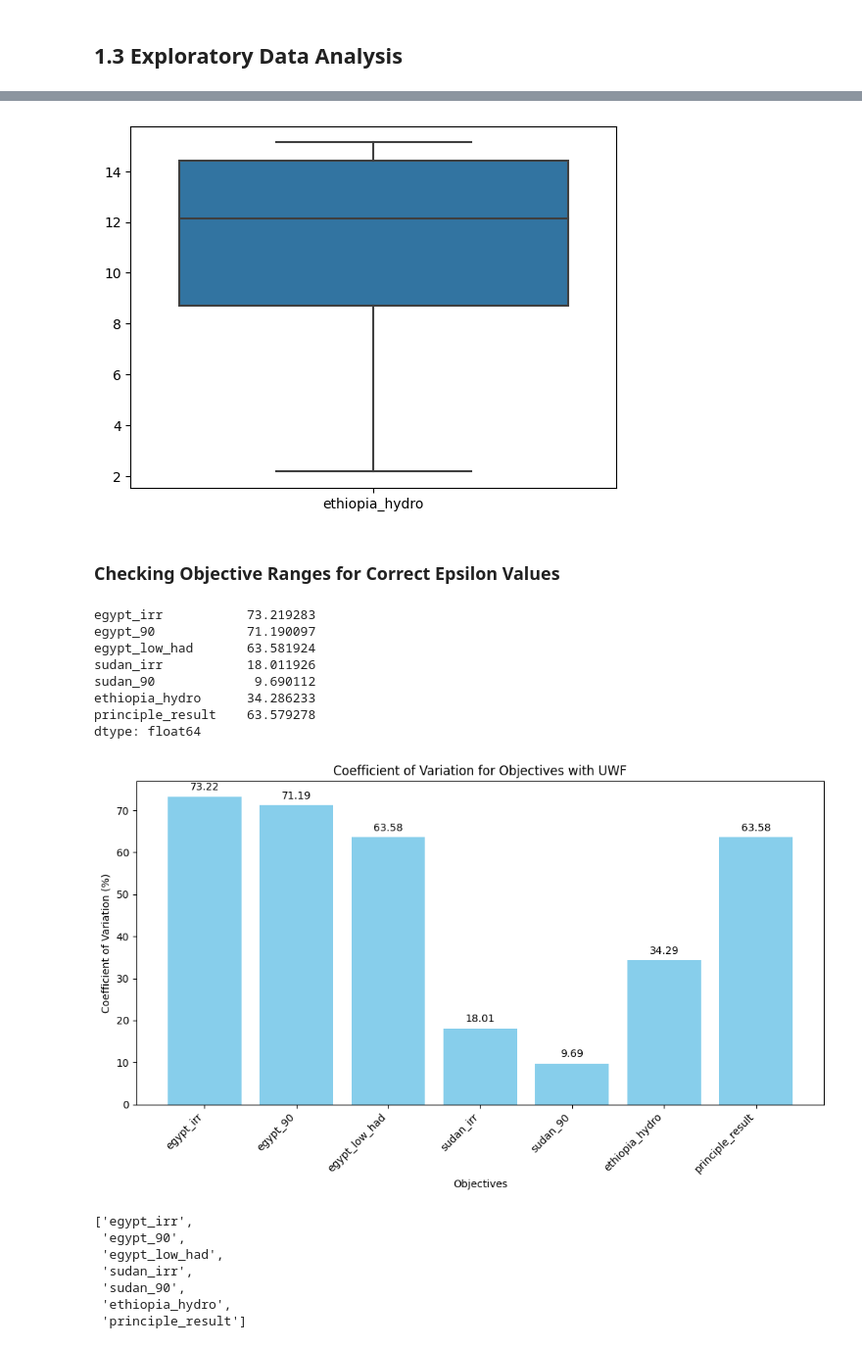
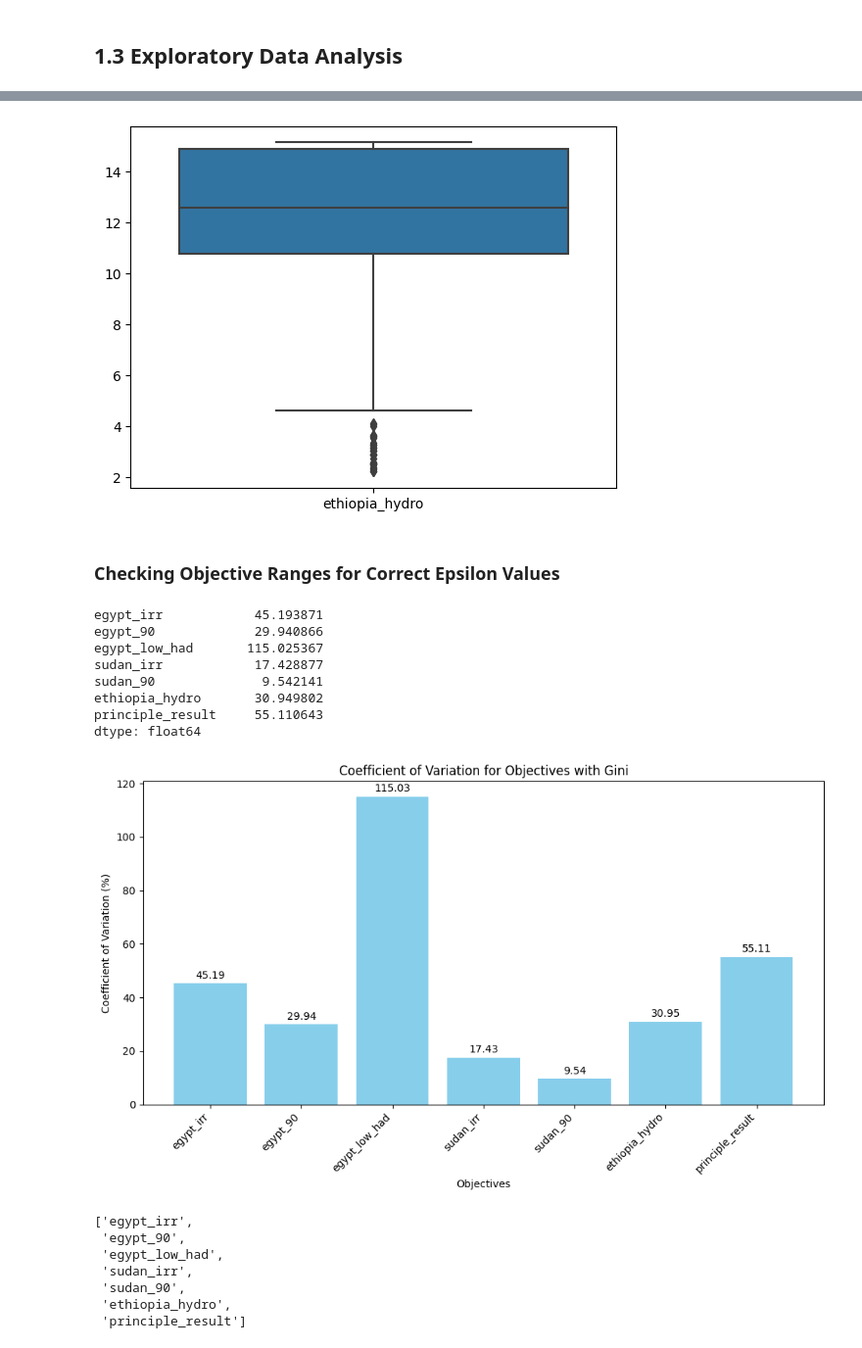
Before and after one commit to MeronZnabei/master-thesis-project, a Jupyter notebook: output_analysis/posteriori.ipynb, the cells around one changed output, grey strips where cells are left out. Shown at 98% size. Saved outputs shown, nothing was run; the diff lists cells and outputs as text; code cells hidden in the pictures.

Commit message:
Update output analysis

```diff
--- a/output_analysis/posteriori.ipynb
+++ b/output_analysis/posteriori.ipynb
@@ -10,7 +10,7 @@ from pandas.plotting import parallel_coordinates
 ## 1.1 Data Collection
 # %%
 # outputs the value for every decision variable and output variable
-opt_results = pd.read_csv("../outputs/nfe5000_uwf_big/baseline_results_nfe5000_uwf_big.csv").drop(columns="Unnamed: 0")
+opt_results = pd.read_csv("../outputs/nfe5000_gini/baseline_results_nfe5000_gini.csv").drop(columns="Unnamed: 0")
 opt_results
 # %% [output]
 |  | v0 | v1 | v2 | v3 | v4 | v5 | v6 | v7 | v8 | v9 | ... | ... |
@@ -97,7 +97,7 @@ sns.boxplot(data=df_objectives[['ethiopia_hydro']])
 # Display the plot
 plt.show()
 # %% [output]
-[figure, old version]
+[figure, new version]
 # %% [markdown]
 ### Checking Objective Ranges for Correct Epsilon Values
 # %%
@@ -105,31 +105,31 @@ plt.show()
 cv_results = (df_objectives.std(numeric_only=True) / df_objectives.mean(numeric_only=True)) * 100
 print(cv_results)
 # %% [output]
-egypt_irr           73.219283
-egypt_90            71.190097
-egypt_low_had       63.581924
-sudan_irr           18.011926
-sudan_90             9.690112
-ethiopia_hydro      34.286233
-principle_result    63.579278
+egypt_irr            45.193871
+egypt_90             29.940866
+egypt_low_had       115.025367
+sudan_irr            17.428877
+sudan_90              9.542141
+ethiopia_hydro       30.949802
+principle_result     55.110643
 dtype: float64
 # %%
 # Create a bar plot for CV results
 plt.figure(figsize=(10, 6))
 plt.bar(cv_results.index, cv_results.values, color='skyblue')
 plt.xlabel('Objectives')
 plt.ylabel('Coefficient of Variation (%)')
-plt.title('Coefficient of Variation for Objectives with UWF')
+plt.title('Coefficient of Variation for Objectives with Gini')
 plt.xticks(rotation=45, ha='right')
 
 # Adding labels above each bar
 for index, value in enumerate(cv_results.values):
     plt.text(index, value + 1, f"{value:.2f}", ha='center', va='bottom')
 
 plt.tight_layout()
 plt.show()
 # %% [output]
-[figure, old version]
+[figure, new version]
 # %%
 # a list of the objective names
 obj = list(objectives.columns)
```
Also changed, not shown: parts of 18 cells of this notebook, 1 other file.
